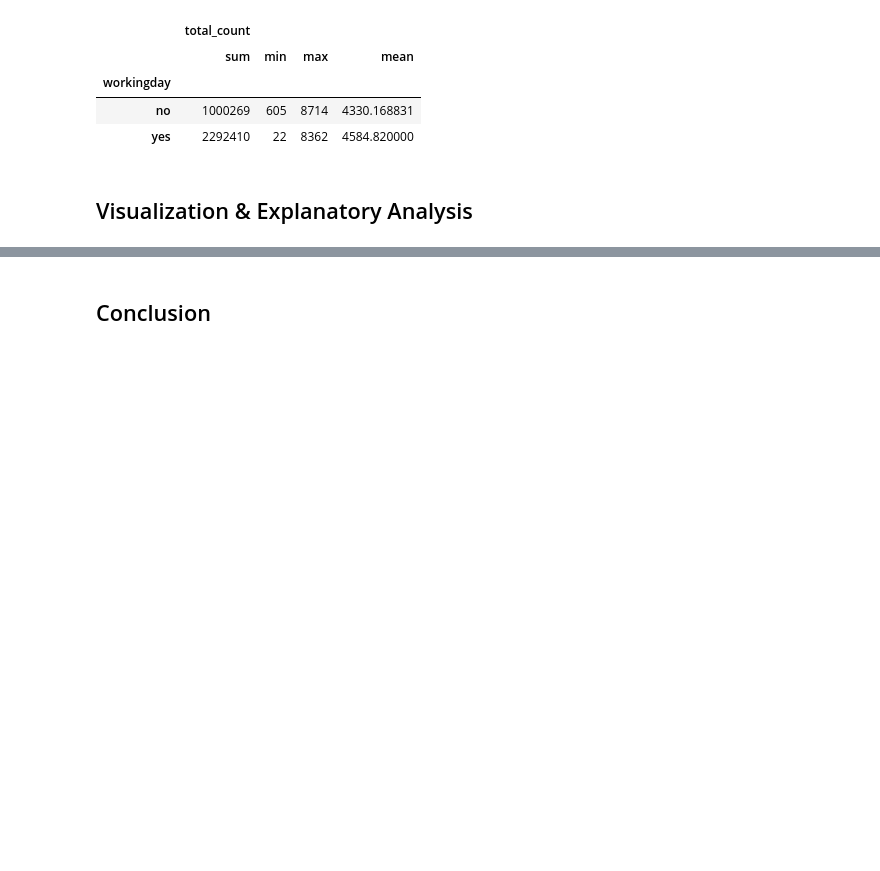
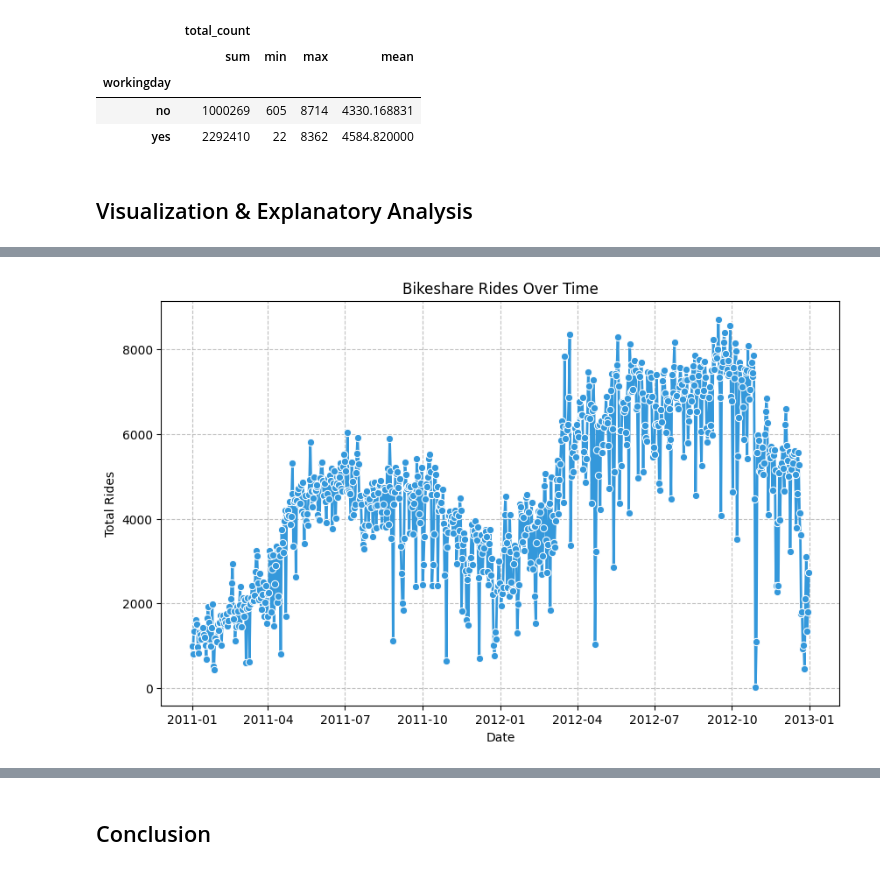
Before and after one commit to fadel11-hub/Dicoding-belajar-analisis-data, a Jupyter notebook: Proyek_Analisis_Data.ipynb, the cells around one changed output, grey strips where cells are left out. Drawn from its saved outputs; the diff is of its cells as text; code cells hidden in the pictures; blank space fills up the shorter version.

```diff
--- a/Proyek_Analisis_Data.ipynb
+++ b/Proyek_Analisis_Data.ipynb
@@ -424,0 +585,13 @@ days_data.groupby(by='workingday').agg({
+# %%
+plt.figure(figsize=(10, 6))
+sns.lineplot(x= days_data['dteday'], y= days_data['total_count'], color='#3498db', linestyle='-', linewidth=2, marker='o', markersize=6)
+
+plt.xlabel("Date")
+plt.ylabel("Total Rides")
+plt.title("Bikeshare Rides Over Time")
+
+plt.grid(True, linestyle='--', alpha=0.8)
+
+plt.show()
+# %% [output]
+[figure, added]
```
Also changed, not shown: parts of 32 cells of this notebook.
